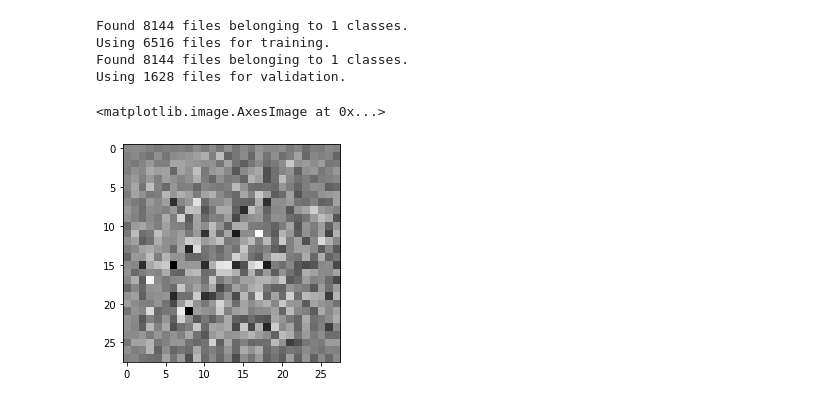
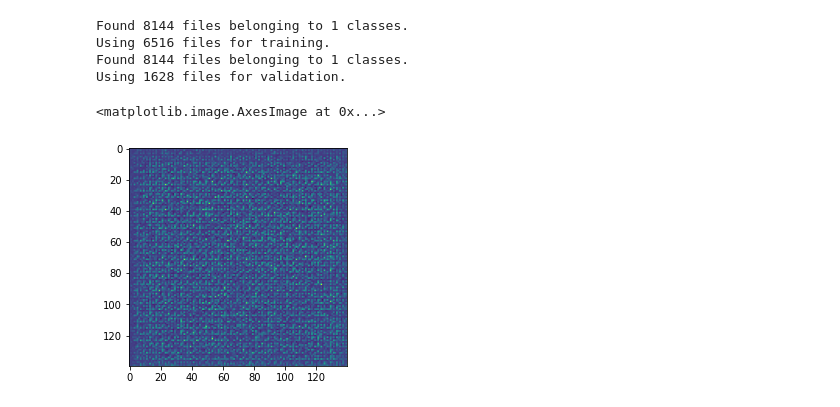
Before and after one commit to Samir-atra/Experiments_and-_Improvements, a Jupyter notebook: GAN/CarGAN.ipynb, the cells around one changed output. Saved outputs shown, nothing was run; the diff lists cells and outputs as text; code cells hidden in the pictures.

```diff
--- a/GAN/CarGAN.ipynb
+++ b/GAN/CarGAN.ipynb
@@ -84,12 +84,22 @@ def make_generator_model():
     model = tf.keras.Sequential([
     # tf.keras.layers.Reshape((5, 28, 28, 1)),
     tf.keras.layers.Rescaling(scale=1 / 127.5, offset=-1),
-    tf.keras.layers.Dense(7*7*256, use_bias=False, input_shape=(100,)),
+    tf.keras.layers.Dense(35*35*1024, use_bias=False, input_shape=(100,)),
     tf.keras.layers.BatchNormalization(),
     tf.keras.layers.LeakyReLU(),
 
-    tf.keras.layers.Reshape((7, 7, 256)),
+    tf.keras.layers.Reshape((35, 35, 1024)),
     # assert model.output_shape == (None, 7, 7, 256)  # Note: None is the batch size
+
+    tf.keras.layers.Conv2DTranspose(512, (5, 5), strides=(1, 1), padding='same', use_bias=False),
+    # assert model.output_shape == (None, 7, 7, 128)
+    tf.keras.layers.BatchNormalization(),
+    tf.keras.layers.LeakyReLU(),
+
+    tf.keras.layers.Conv2DTranspose(256, (5, 5), strides=(1, 1), padding='same', use_bias=False),
+    # assert model.output_shape == (None, 7, 7, 128)
+    tf.keras.layers.BatchNormalization(),
+    tf.keras.layers.LeakyReLU(),
 
     tf.keras.layers.Conv2DTranspose(128, (5, 5), strides=(1, 1), padding='same', use_bias=False),
     # assert model.output_shape == (None, 7, 7, 128)
@@ -101,20 +111,20 @@ def make_generator_model():
     tf.keras.layers.BatchNormalization(),
     tf.keras.layers.LeakyReLU(),
 
-    tf.keras.layers.Conv2DTranspose(1, (5, 5), strides=(2, 2), padding='same', use_bias=False, activation='tanh'),
+    tf.keras.layers.Conv2DTranspose(3, (5, 5), strides=(2, 2), padding='same', use_bias=False, activation='LeakyReLU'),
     # assert model.output_shape == (None, 28, 28, 1)
     ])
     return model
 # %%
 # Image generation
 
 generator = make_generator_model()
 noise = tf.random.normal([1, 100])
 generated_image = generator(noise, training=False)
-plt.imshow(generated_image[0, :, :, 0], cmap='gray')
+plt.imshow(generated_image[0, :, :, 0])
 # %% [output]
 <matplotlib.image.AxesImage at 0x...>
-[figure, old version]
+[figure, new version]
 # %%
 # The discriminator
 
```
Also changed, not shown: parts of 6 cells of this notebook.
